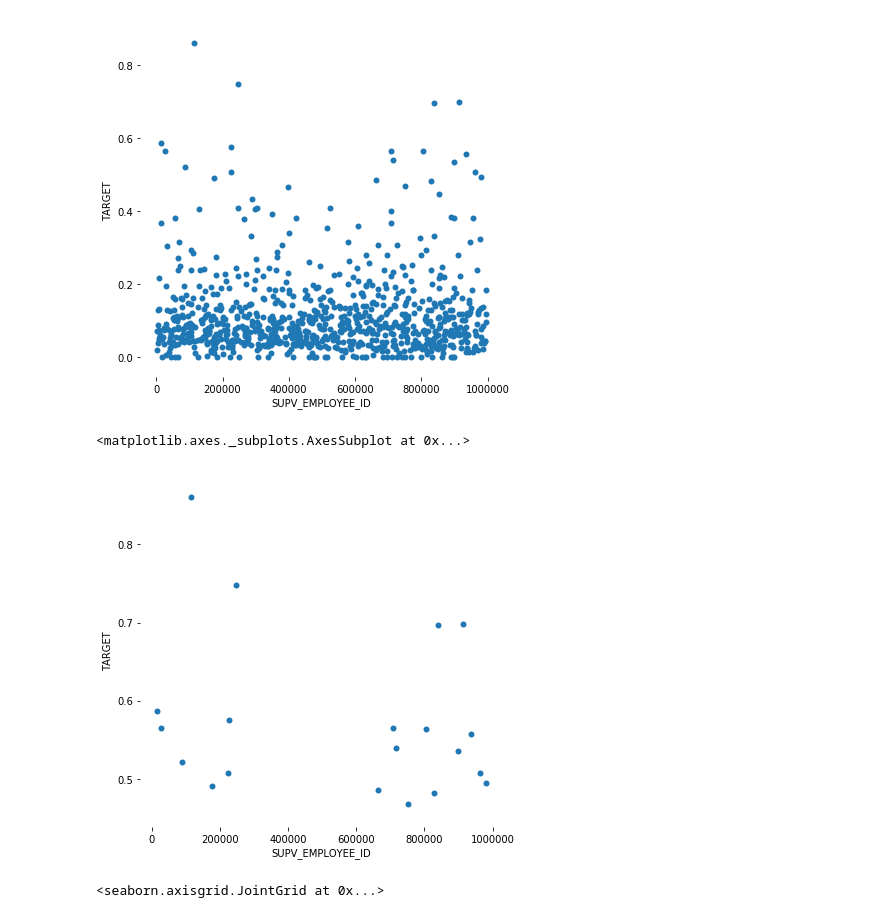
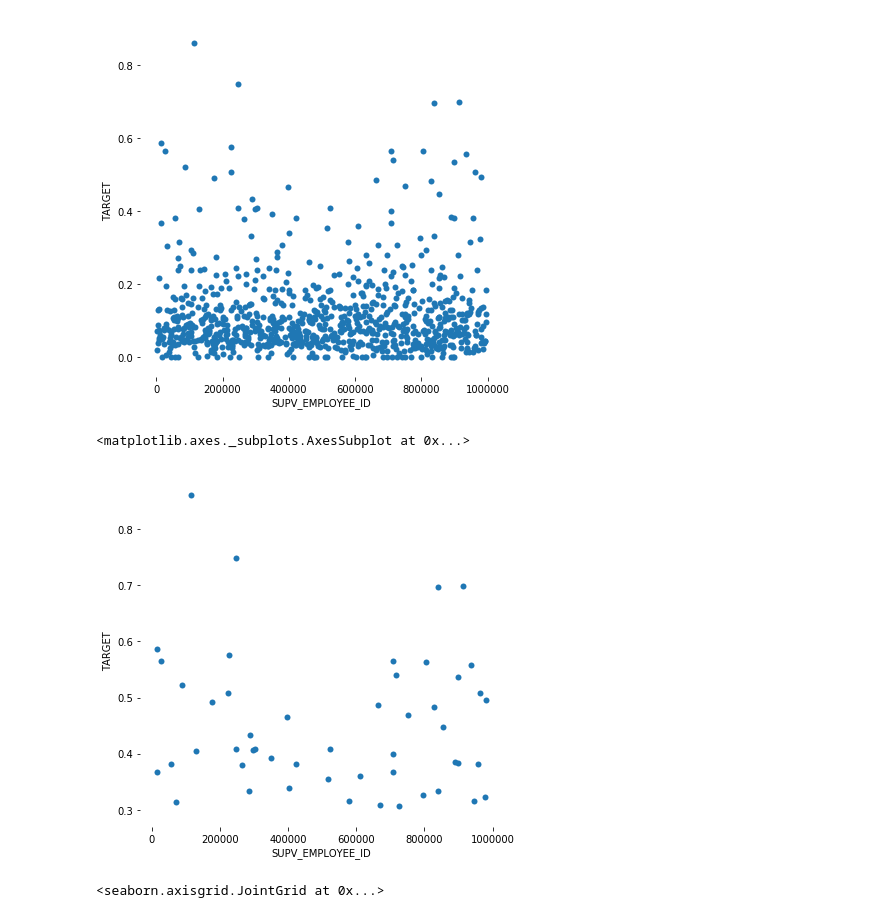
Before and after one commit to lambertmk/Capstone-Project, a Jupyter notebook: ML Model 2.ipynb, the cells around one changed output. Drawn from its saved outputs; the diff is of its cells as text; code cells hidden in the pictures.

```diff
--- a/ML Model 2.ipynb
+++ b/ML Model 2.ipynb
@@ -302,8 +301,8 @@ dtypes: float64(2), int64(4), object(2)
 memory usage: 16.5+ MB
 # %%
 filt_supv_arrests = filtered_supv.groupby('SUPV_EMPLOYEE_ID', as_index=False)['TARGET'].mean()
-highest_20_supv = filt_supv_arrests.sort_values(by='TARGET', ascending=False).head(20)
-highest_20_supv
+highest_50_supv = filt_supv_arrests.sort_values(by='TARGET', ascending=False).head(50)
+highest_50_supv
 # %% [output]
 |  | SUPV_EMPLOYEE_ID | TARGET |
 | 104 | 114341.0 | 0.860656 |
@@ -335,19 +334,19 @@ sns.scatterplot(x='SUPV_EMPLOYEE_ID', y='TARGET',
 <matplotlib.axes._subplots.AxesSubplot at 0x...>
 [figure]
 # %%
-# highest_20_supv only
+# highest_50_supv only
 
 # here are all of the supervisors with more than 20 arrests
 
 f, ax = plt.subplots(figsize=(6.5, 6.5))
 sns.despine(f, left=True, bottom=True)
 sns.scatterplot(x='SUPV_EMPLOYEE_ID', y='TARGET',
                 palette="ch:r=-.2,d=.3_r",
                 sizes=(1, 8), linewidth=0,
-                data=highest_20_supv, ax=ax)
+                data=highest_50_supv, ax=ax)
 # %% [output]
 <matplotlib.axes._subplots.AxesSubplot at 0x...>
-[figure, old version]
+[figure, new version]
 # %%
 x = filt_supv_arrests['SUPV_EMPLOYEE_ID']
 y = filt_supv_arrests['TARGET']
```
Also changed, not shown: parts of 50 cells of this notebook.
